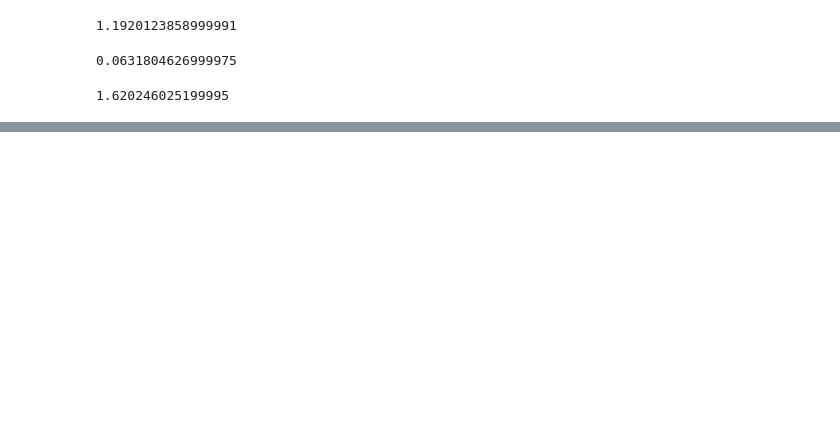
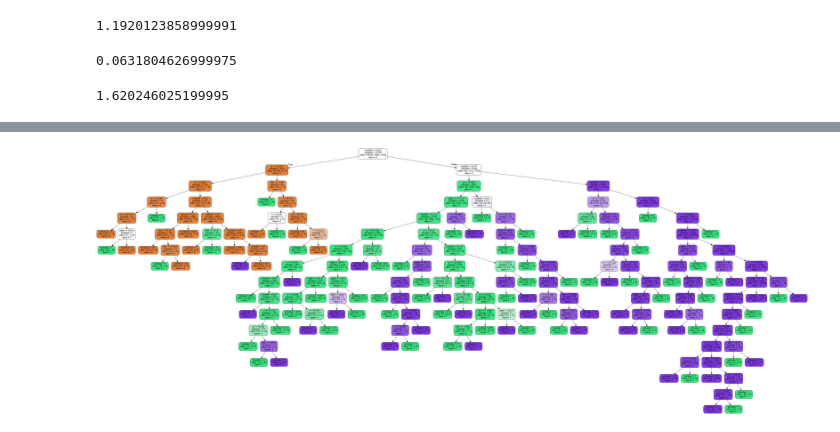
Before and after one commit to fehrmann11/Pr-ctico-1-info257, a Jupyter notebook: Práctico 1.ipynb, the cells around one changed output, grey strips where cells are left out. Cells and saved outputs as stored; diff of their text form; code cells hidden in the pictures; blank space fills up the shorter version.

Commit message:
árbol visual

```diff
--- a/Práctico 1.ipynb
+++ b/Práctico 1.ipynb
@@ -263,0 +281,5 @@ weighted avg       0.98      0.98      0.98      2500
+# %%
+from IPython.display import Image
+Image("modelo.png")
+# %% [output]
+[figure, added]
```
Also changed, not shown: parts of 9 cells of this notebook, 1 other file.
